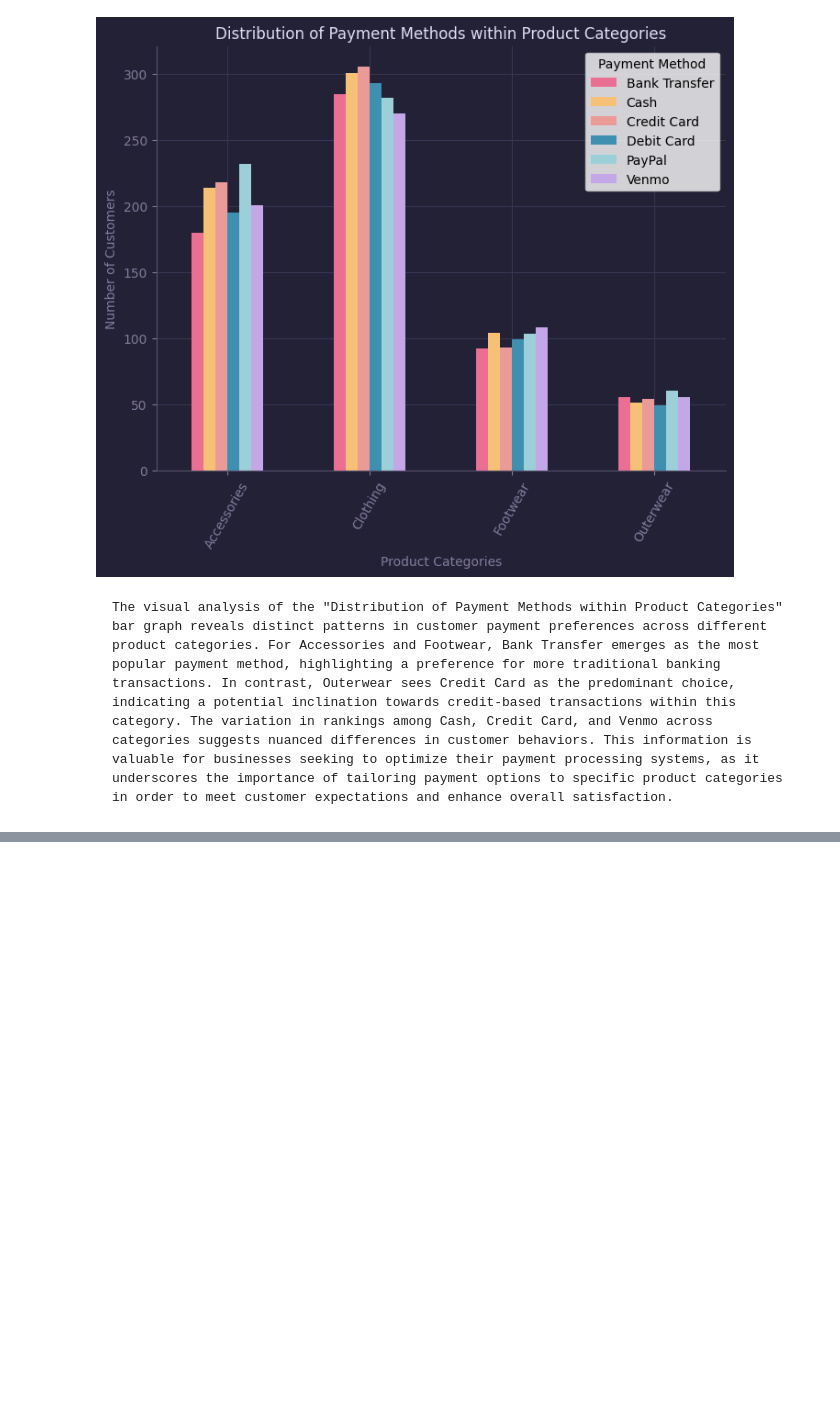
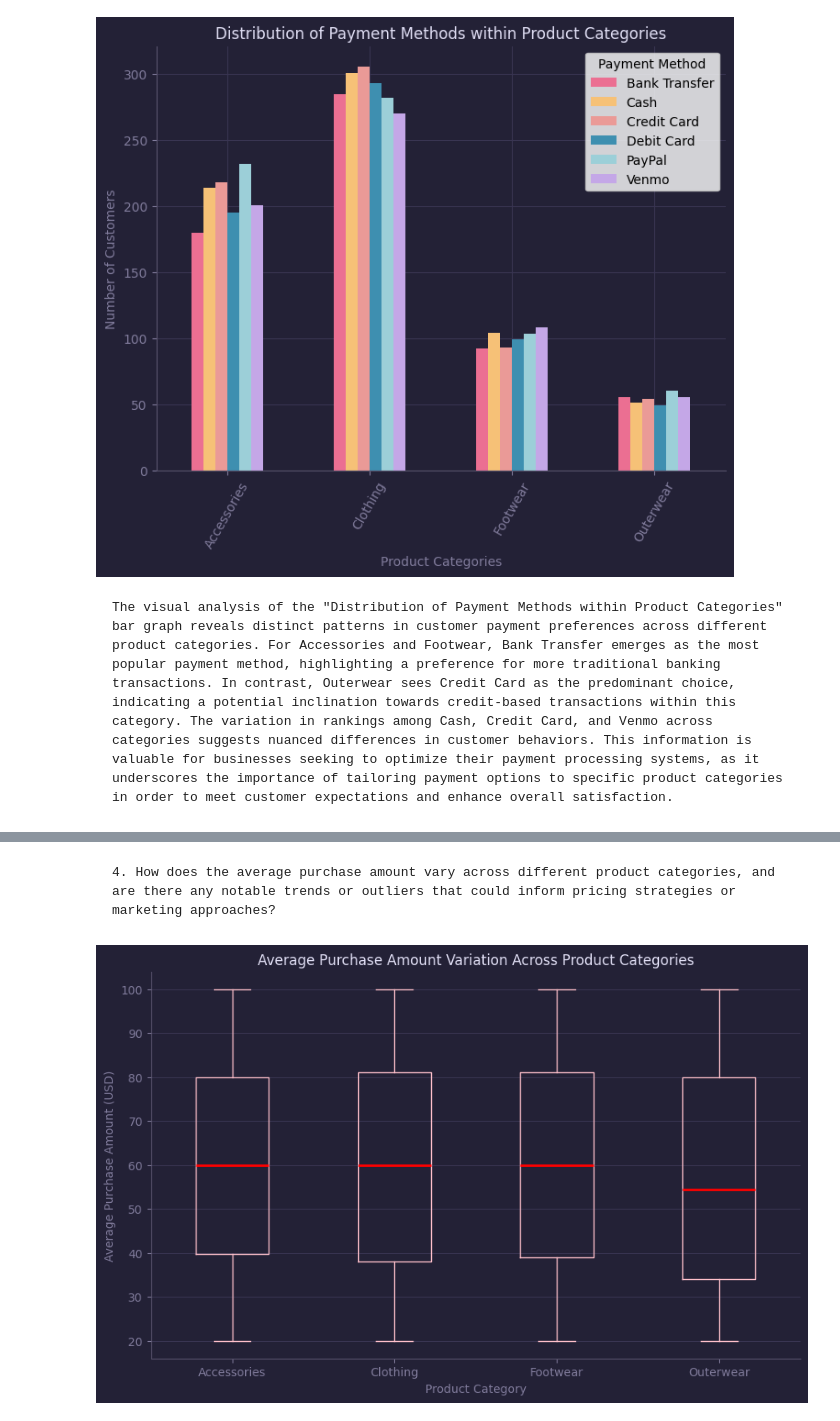
Before and after one commit to KaiSteamCenter/Unit-2-Python, a Jupyter notebook: shoptrends.ipynb, the cells around one changed output, grey strips where cells are left out. Saved outputs shown, nothing was run; the diff lists cells and outputs as text; code cells hidden in the pictures; blank space fills up the shorter version.

````diff
--- a/shoptrends.ipynb
+++ b/shoptrends.ipynb
@@ -61,0 +84,23 @@ The visual analysis of the "Distribution of Payment Methods within Product Categ
+# %% [markdown]
+```
+4. How does the average purchase amount vary across different product categories, and are there any notable trends or outliers that could inform pricing strategies or marketing approaches?
+```
+# %%
+import pandas as pd
+import matplotlib.pyplot as plt
+
+
+with plt.style.context("rose-pine-moon.mplstyle"):
+    avgpurchase = df.groupby('Category')['Purchase Amount (USD)'].mean()
+    plt.figure(figsize=(10, 6))
+    plt.xlabel('Product Category')
+    plt.ylabel('Average Purchase Amount (USD)')
+    plt.title('Average Purchase Amount Variation Across Product Categories')
+    bp = plt.boxplot(df.groupby('Category')['Purchase Amount (USD)'].apply(list), labels=avgpurchase.index)
+    for element in bp.keys():
+        plt.setp(bp[element], color='pink', linewidth=1)
+    for line in bp['medians']:
+        line.set(color='red', linewidth=2)
+    plt.show()
+# %% [output]
+[figure, added]
````
Also changed, not shown: parts of 5 cells of this notebook, 1 other file.
